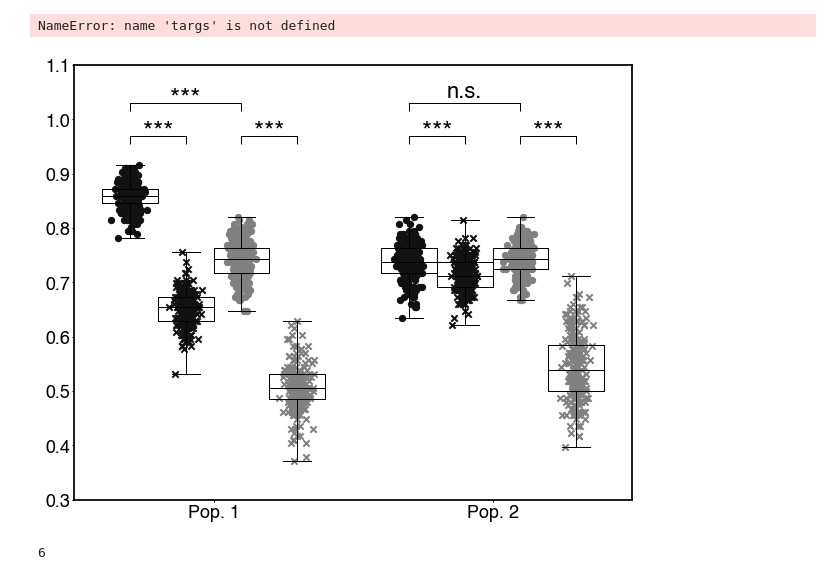
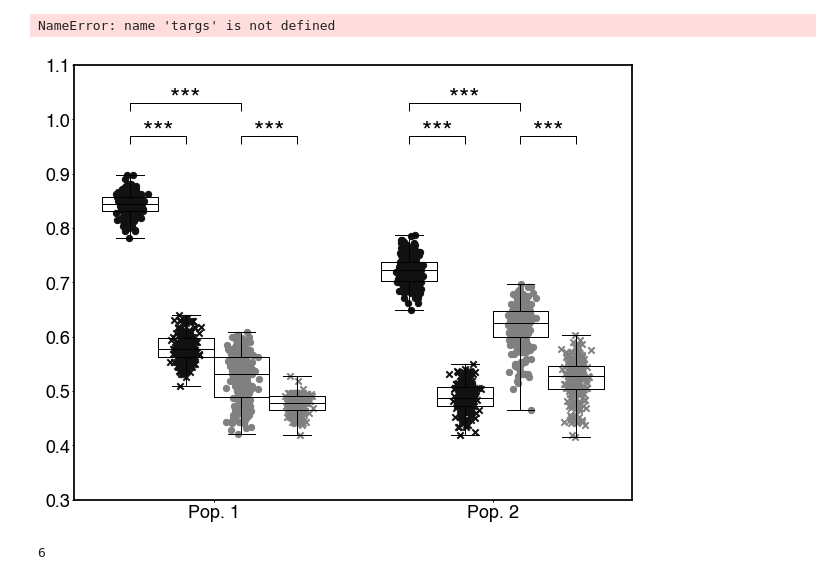
Before and after one commit to theilmbh/NeuralTDA, a Jupyter notebook: notebooks/pub/Figure8-JSDivStats.ipynb, the cells around one changed output. Saved outputs shown, nothing was run; the diff lists cells and outputs as text; code cells hidden in the pictures.

```diff
--- a/notebooks/pub/Figure8-JSDivStats.ipynb
+++ b/notebooks/pub/Figure8-JSDivStats.ipynb
@@ -53,32 +87,31 @@ plot_titles = ('B1083 Population 1 Familiar', 'B1083 Population 2 Familiar',
 # cond: -1 = different, 1 = same class
 def build_lmm_dataset(div_matrix):
     n, _ = np.shape(div_matrix)
-    h = int(n/2)
+    h = int(n/4)
 
     LR_mask = np.zeros((n, n))
-    LR_mask[0:h, h:n] = 1
-    LR_data = div_matrix[0:h, h:n]
+    LR_mask[0:h, 3*h:n] = 1
+    LR_mask[h:2*h, 2*h:3*h] = 1
     LR_inds = np.nonzero(LR_mask)
+    LR_data = div_matrix[LR_inds]
+    print(LR_data.shape)
     LR_condition = len(LR_inds[0])*['different']
-    LR_i = LR_inds[0]
-    LR_j = LR_inds[1]
 
-    LL_data = div_matrix[0:h, 0:h][np.triu_indices(20, 1)]
+
+    LL_data = div_matrix[0:h, h:2*h].flatten()
     LL_condition = len(LL_data)*['same']
-    LL_i = np.triu_indices(20, 1)[0]
-    LL_j = np.triu_indices(20, 1)[1]
 
-    RR_data = div_matrix[h:n, h:n][np.triu_indices(20, 1)]
+
+    RR_data = div_matrix[2*h:3*h, 3*h:n].flatten()
+
     RR_condition = len(RR_data)*['same']
-    RR_i = np.triu_indices(20, 1)[0] + h
-    RR_j = np.triu_indices(20, 1)[1] + h
+
 
     dat_cat = np.concatenate((LL_data, LR_data.flatten(), RR_data))
-    i_cat = np.concatenate((LL_i, LR_i, RR_i))
-    j_cat = np.concatenate((LL_j, LR_j, RR_j))
+
     cond_cat = np.concatenate((LL_condition, LR_condition, RR_condition))
 
-    df_out = pd.DataFrame(data={'JS': dat_cat, 'i': i_cat, 'j': j_cat, 'cond': cond_cat})
+    df_out = pd.DataFrame(data={'JS': dat_cat,'cond': cond_cat})
     return df_out
 
 
@@ -262,21 +325,22 @@ NameError: name 'targs' is not defined
 # %%
 colors = np.tile(["#4878CF", "#6ACC65", "#D65F5F","#B47CC7"], 2)
 colors = np.tile(['#111111', '#111111', 'gray', 'gray'], 2)
 marker_style = np.tile(['o', 'x', 'o', 'x'], 2)
 (fig, pos) = grouped_boxplot_with_scatter(scsv, order=range(8), ngroups=2, labels=['Pop. 1', 'Pop. 2'], colors=colors, scatter_style=marker_style, figsize=(10,8), marker_size=40)
 
 
 significance_bar(pos[0],pos[1], 0.97 , '***',linewidth = 1,markersize = 8,boxpad  =0.01,fontsize = 26,color = 'k')
 significance_bar(pos[0], pos[2], 1.03, '***', linewidth = 1,markersize = 8,boxpad  =0.01,fontsize = 26,color = 'k')
 significance_bar(pos[2], pos[3], 0.97, '***', linewidth = 1,markersize = 8,boxpad  =0.01,fontsize = 26,color = 'k')
 
 significance_bar(pos[4],pos[5], 0.97 , '***',linewidth = 1,markersize = 8,boxpad  =0.01,fontsize = 26,color = 'k')
-significance_bar(pos[4], pos[6], 1.03, 'n.s.', stringheightfactor=1.02, linewidth = 1,markersize = 8,boxpad  =0.01,fontsize = 22,color = 'k')
+significance_bar(pos[4], pos[6], 1.03, '***',  linewidth = 1,markersize = 8,boxpad  =0.01,fontsize = 26,color = 'k')
 significance_bar(pos[6], pos[7], 0.97, '***', linewidth = 1,markersize = 8,boxpad  =0.01,fontsize = 26,color = 'k')
 plt.ylim([0.30, 1.1])
+
 plt.savefig(os.path.join(figsavepth, 'JSDIVSTATS.pdf'))
 # %% [output]
-[figure, old version]
+[figure, new version]
 # %%
 pos[4]
 # %% [output]
```
Also changed, not shown: parts of 8 cells of this notebook, 6 other files.
